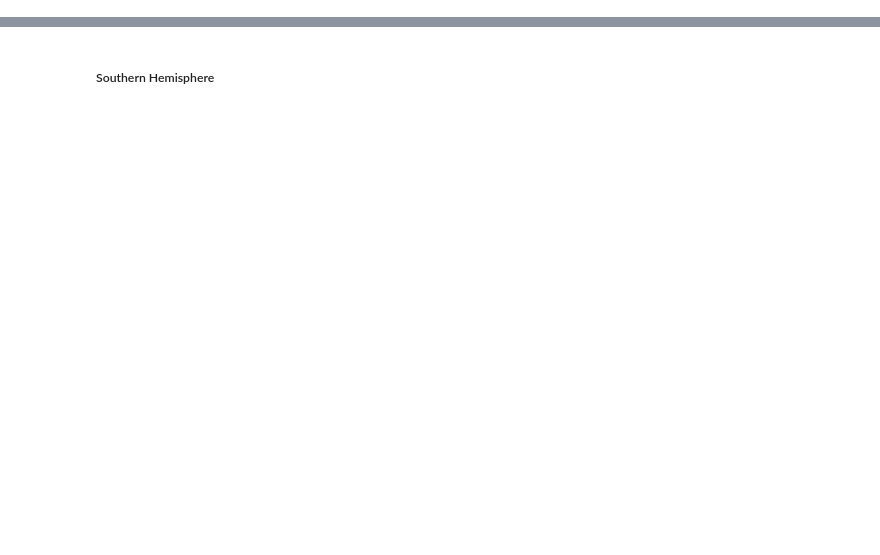
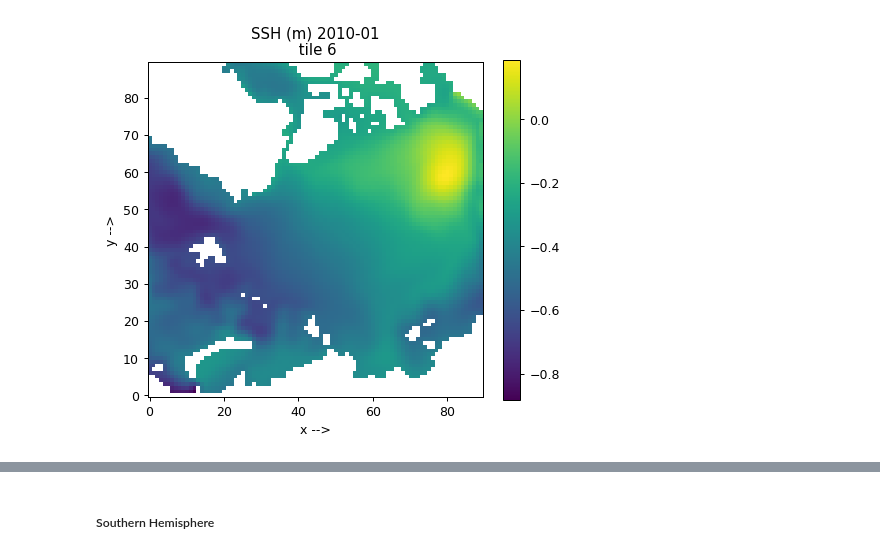
Before and after one commit to ECCO-GROUP/ECCO-v4-Python-Tutorial, a Jupyter notebook: Tutorials_as_Jupyter_Notebooks/ECCO_v4_Plotting_Tiles.ipynb, the cells around one changed output, grey strips where cells are left out. Saved outputs shown, nothing was run; the diff lists cells and outputs as text; code cells hidden in the pictures; blank space fills up the shorter version.

```diff
--- a/Tutorials_as_Jupyter_Notebooks/ECCO_v4_Plotting_Tiles.ipynb
+++ b/Tutorials_as_Jupyter_Notebooks/ECCO_v4_Plotting_Tiles.ipynb
@@ -509,0 +127,17 @@ plt.title('SSH (m) ' + str(v4.tim[0].values)[0:7]);
+# %%
+plt.figure(figsize=(6,5), dpi= 90)
+
+# Step 1, select the tile to plot using the **.isel( )** syntax.
+tile_to_plot = ecco_ds.SSH.isel(tile=6, time=0)
+tile_to_plot= tile_to_plot.where(ecco_ds.hFacC.isel(tile=6,k=0) !=0, np.nan)
+
+# Step 2, use plt.imshow()
+plt.imshow(tile_to_plot, origin='lower');
+
+# Step 3, add colorbar, title, and x and y axis labels
+plt.colorbar()
+plt.title('SSH (m) ' + str(ecco_ds.time[0].values)[0:7] + '\n tile 6')
+plt.xlabel('x -->');
+plt.ylabel('y -->');
+# %% [output]
+[figure, added]
```
Also changed, not shown: parts of 88 cells of this notebook, 5 other files.
